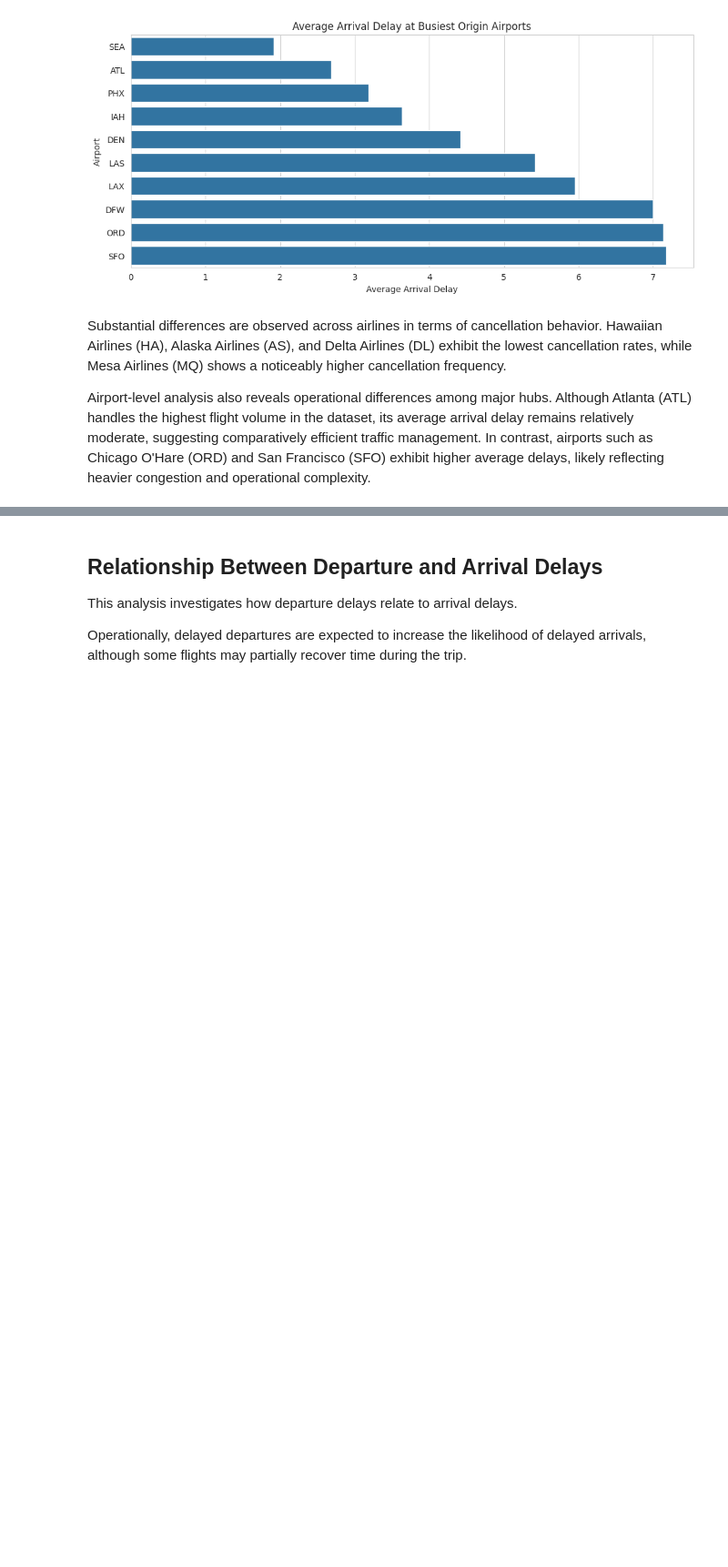
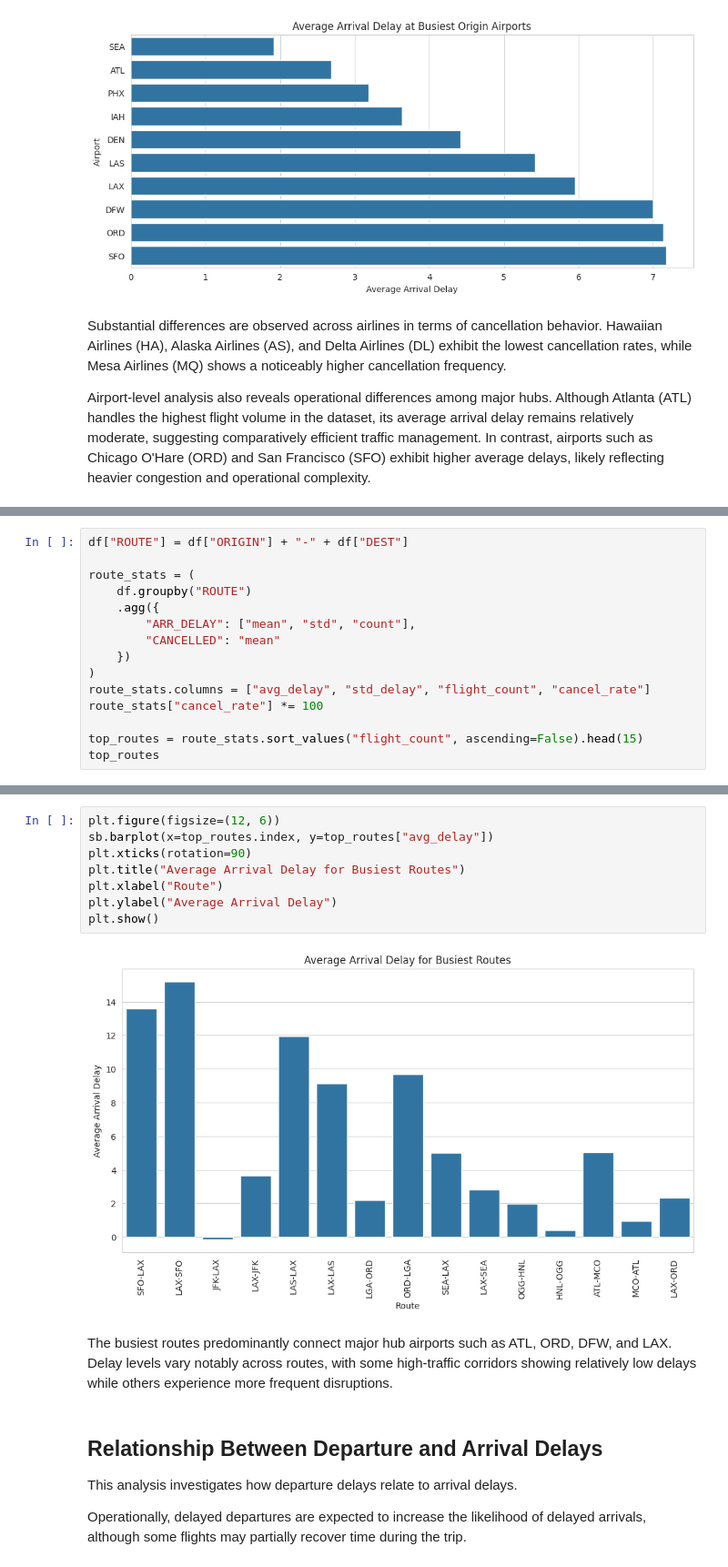
Before and after one commit to fermow/SBU-Data-Science-2026, a Jupyter notebook: Assignment_1/jupyter_notebooks_and_reports/eda/eda.ipynb, the cells around one changed output, grey strips where cells are left out. Shown at 91% size. Cells and saved outputs as stored; diff of their text form; blank space fills up the shorter version.

```diff
--- a/Assignment_1/jupyter_notebooks_and_reports/eda/eda.ipynb
+++ b/Assignment_1/jupyter_notebooks_and_reports/eda/eda.ipynb
@@ -1062,0 +1168,15 @@ Airport-level analysis also reveals operational differences among major hubs. Al
+# %%
+df["ROUTE"] = df["ORIGIN"] + "-" + df["DEST"]
+
+route_stats = (
+    df.groupby("ROUTE")
+    .agg({
+        "ARR_DELAY": ["mean", "std", "count"],
+        "CANCELLED": "mean"
+    })
+)
+route_stats.columns = ["avg_delay", "std_delay", "flight_count", "cancel_rate"]
+route_stats["cancel_rate"] *= 100
+
+top_routes = route_stats.sort_values("flight_count", ascending=False).head(15)
+top_routes
@@ -1063,3 +1201,15 @@ Airport-level analysis also reveals operational differences among major hubs. Al
+# %%
+plt.figure(figsize=(12, 6))
+sb.barplot(x=top_routes.index, y=top_routes["avg_delay"])
+plt.xticks(rotation=90)
+plt.title("Average Arrival Delay for Busiest Routes")
+plt.xlabel("Route")
+plt.ylabel("Average Arrival Delay")
+plt.show()
+# %% [output]
+[figure, added]
+# %% [markdown]
+The busiest routes predominantly connect major hub airports such as ATL, ORD, DFW, and LAX. Delay levels vary notably across routes, with some high-traffic corridors showing relatively low delays while others experience more frequent disruptions.
 # %% [markdown]
 ## Relationship Between Departure and Arrival Delays
 
```
Also changed, not shown: parts of 17 cells of this notebook.
